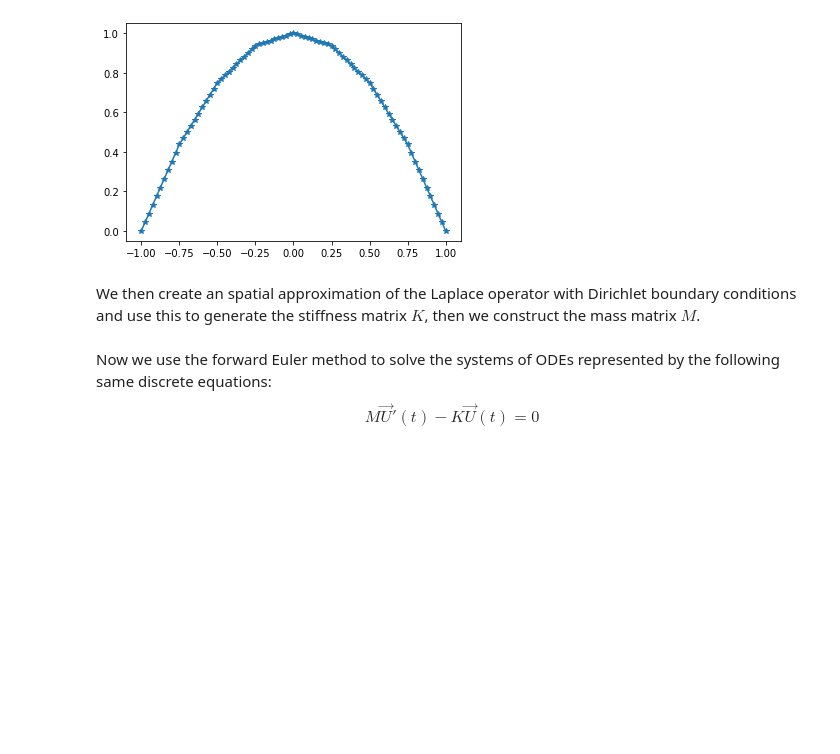
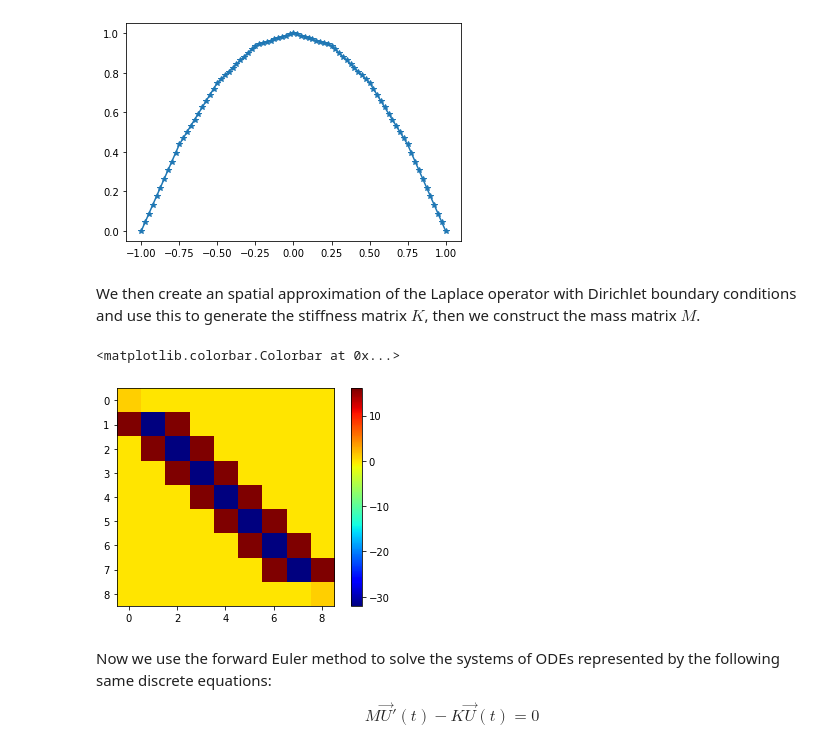
Before and after one commit to UZerbinati/Suite, a Jupyter notebook: Docs/PDE/FiniteDifferenceParabolic.ipynb, the cells around one changed output. Drawn from its saved outputs; the diff is of its cells as text; code cells hidden in the pictures; blank space fills up the shorter version.

```diff
--- a/Docs/PDE/FiniteDifferenceParabolic.ipynb
+++ b/Docs/PDE/FiniteDifferenceParabolic.ipynb
@@ -43,6 +43,12 @@ K = FD.LaplaceOp(bc)+FD.BoundaryOp(bc);
 M = spmat(K.Width(),K.Height())
 N = spmat(K.Width(),K.Height())
 N.empty()
+# %%
+plt.imshow(spmat2npmat(K),cmap="jet")
+plt.colorbar()
+# %% [output]
+<matplotlib.colorbar.Colorbar at 0x...>
+[figure, added]
 # %% [markdown]
 Now we use the forward Euler method to solve the systems of ODEs represented by the following same discrete equations:
 $$M\vec{U}'(t)-K\vec{U}(t) = 0$$
```
Also changed, not shown: parts of 22 cells of this notebook, 19 other files.
